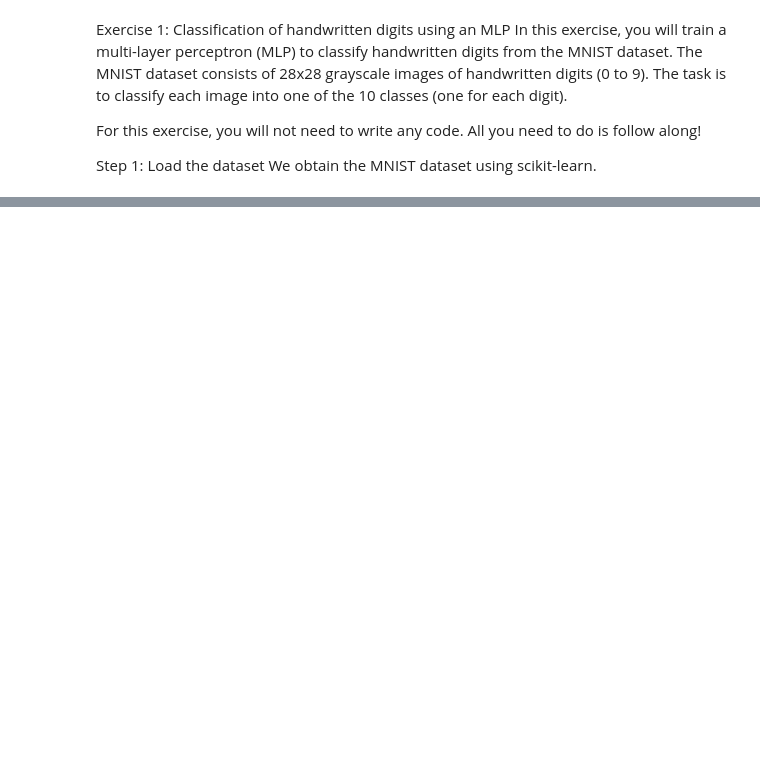
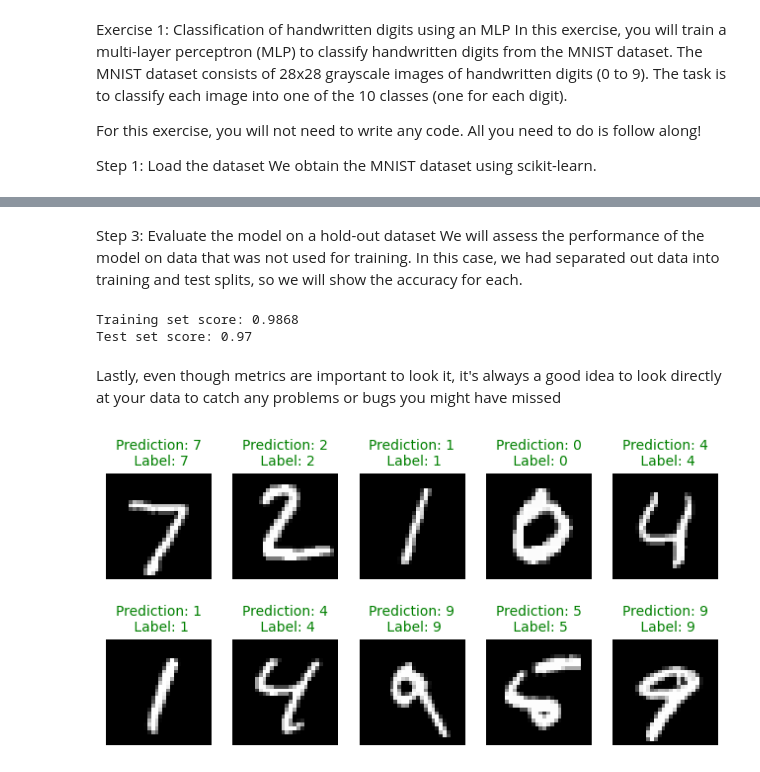
Before and after one commit to kagozi/Udacity-GenerativeAI, a Jupyter notebook: handwrittenDigits/handwrittenDigits.ipynb, the cells around one changed output, grey strips where cells are left out. Cells and saved outputs as stored; diff of their text form; code cells hidden in the pictures; blank space fills up the shorter version.

Commit message:
MLPClassifier for hand written image classification

```diff
--- a/handwrittenDigits/handwrittenDigits.ipynb
+++ b/handwrittenDigits/handwrittenDigits.ipynb
@@ -36,0 +44,19 @@ for index, (image, label) in enumerate(zip(X_train[0:3], y_train[0:3])):
+# %%
+# Train an MLP classifier using sklearn.neural_network.MLPClassifier
+
+from sklearn.neural_network import MLPClassifier
+
+# Create an MLPClassifier object
+mlp = MLPClassifier(
+    hidden_layer_sizes=(50,),
+    max_iter=10,
+    alpha=1e-4,
+    solver="sgd",
+    verbose=10,
+    random_state=1,
+    learning_rate_init=0.1,
+)
+
+
+# Train the MLPClassifier
+mlp.fit(X_train, y_train)
@@ -36,0 +76,37 @@ for index, (image, label) in enumerate(zip(X_train[0:3], y_train[0:3])):
+# %% [markdown]
+Step 3: Evaluate the model on a hold-out dataset
+We will assess the performance of the model on data that was not used for training. In this case, we had separated out data into training and test splits, so we will show the accuracy for each.
+# %%
+# Show the accuracy on the training and test sets
+
+print(f"Training set score: {mlp.score(X_train, y_train)}")
+print(f"Test set score: {mlp.score(X_test, y_test)}")
+# %% [output]
+Training set score: 0.9868
+Test set score: 0.97
+# %% [markdown]
+Lastly, even though metrics are important to look it, it's always a good idea to look directly at your data to catch any problems or bugs you might have missed
+# %%
+# Show the images, predictions, and original labels for 10 images
+
+# Get the predictions for the test dataset
+predictions = mlp.predict(X_test)
+
+# Show the predictions in a grid
+plt.figure(figsize=(8, 4))
+
+for index, (image, prediction, label) in enumerate(
+    zip(X_test[0:10], predictions[0:10], y_test[0:10])
+):
+    plt.subplot(2, 5, index + 1)
+    plt.imshow(np.reshape(image, (28, 28)), cmap=plt.cm.gray)
+
+    # Green if correct, red if incorrect
+    fontcolor = "g" if prediction == label else "r"
+    plt.title(
+        "Prediction: %i\n Label: %i" % (prediction, label), fontsize=10, color=fontcolor
+    )
+
+    plt.axis("off")  # hide axes
+# %% [output]
+[figure, added]
```
Also changed, not shown: parts of 3 cells of this notebook.
